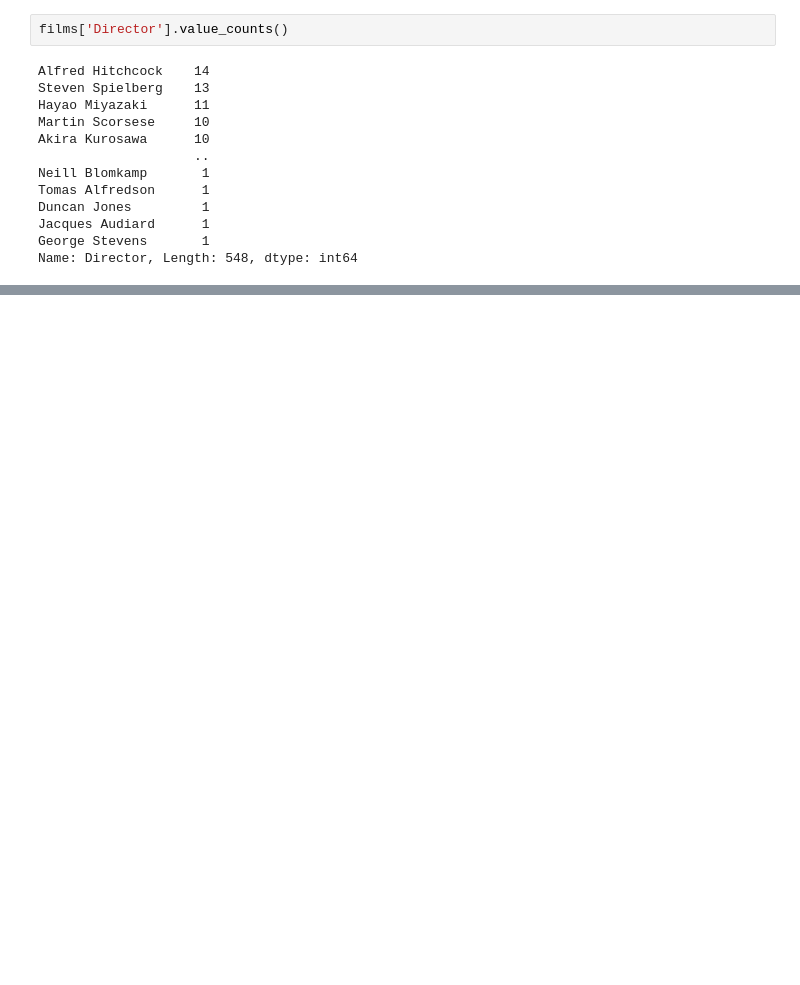
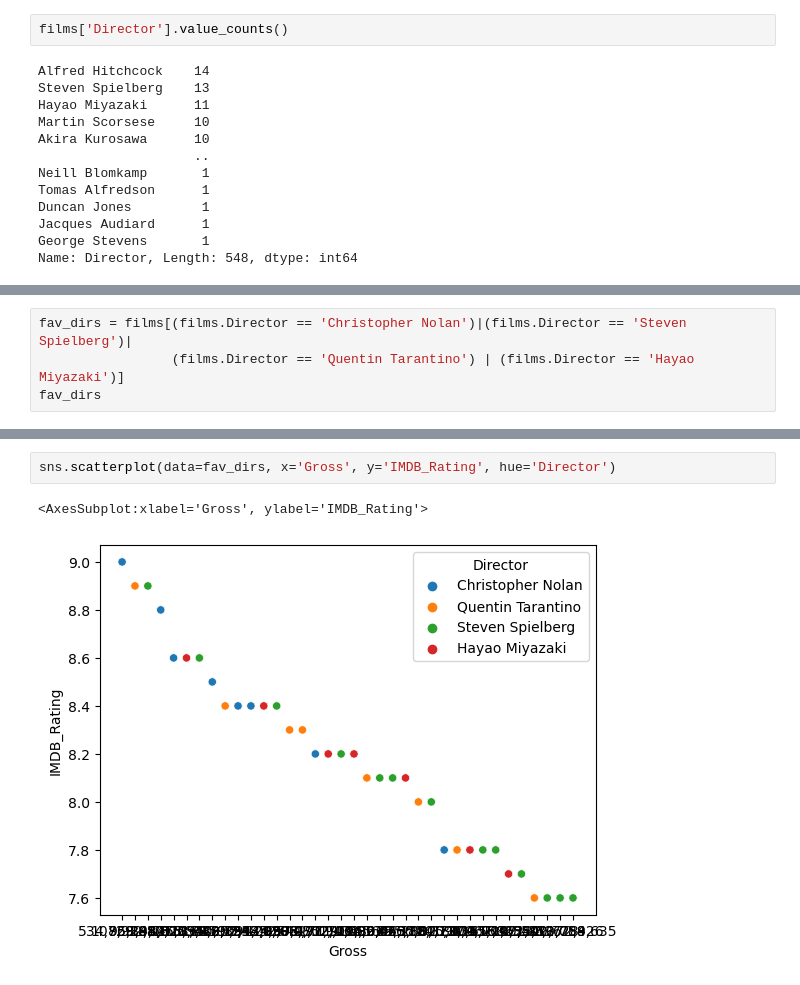
Before and after one commit to ansatsu01/Data-Analysis-and-Visualisation-Technology-Course, a Jupyter notebook: Exploratory Data Analysis.ipynb, the cells around one changed output, grey strips where cells are left out. Drawn from its saved outputs; the diff is of its cells as text; blank space fills up the shorter version.

```diff
--- a/Exploratory Data Analysis.ipynb
+++ b/Exploratory Data Analysis.ipynb
@@ -62,0 +160,4 @@ Name: Director, Length: 548, dtype: int64
+# %%
+fav_dirs = films[(films.Director == 'Christopher Nolan')|(films.Director == 'Steven Spielberg')|
+                 (films.Director == 'Quentin Tarantino') | (films.Director == 'Hayao Miyazaki')]
+fav_dirs
@@ -62,0 +182,5 @@ Name: Director, Length: 548, dtype: int64
+# %%
+sns.scatterplot(data=fav_dirs, x='Gross', y='IMDB_Rating', hue='Director')
+# %% [output]
+<AxesSubplot:xlabel='Gross', ylabel='IMDB_Rating'>
+[figure, added]
```
Also changed, not shown: parts of 23 cells of this notebook.
